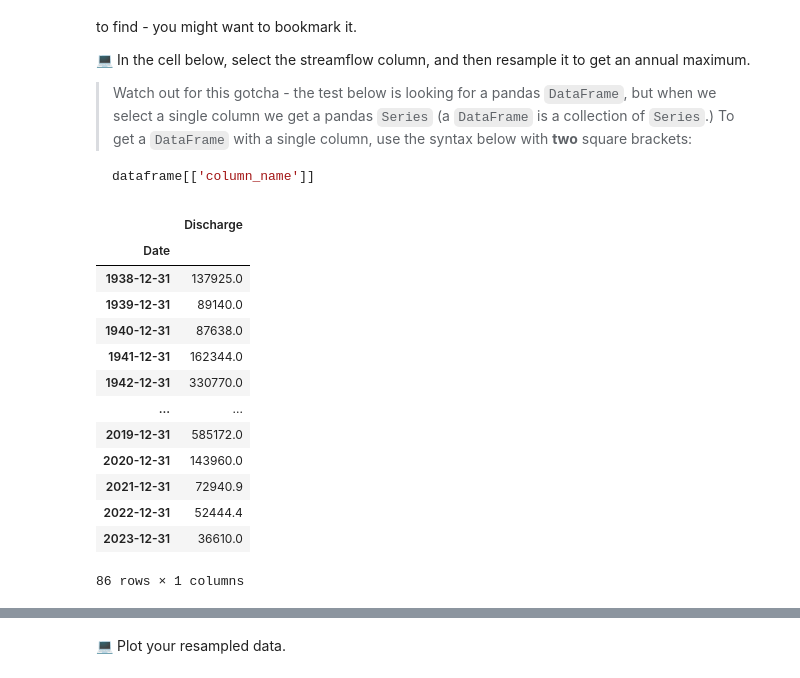
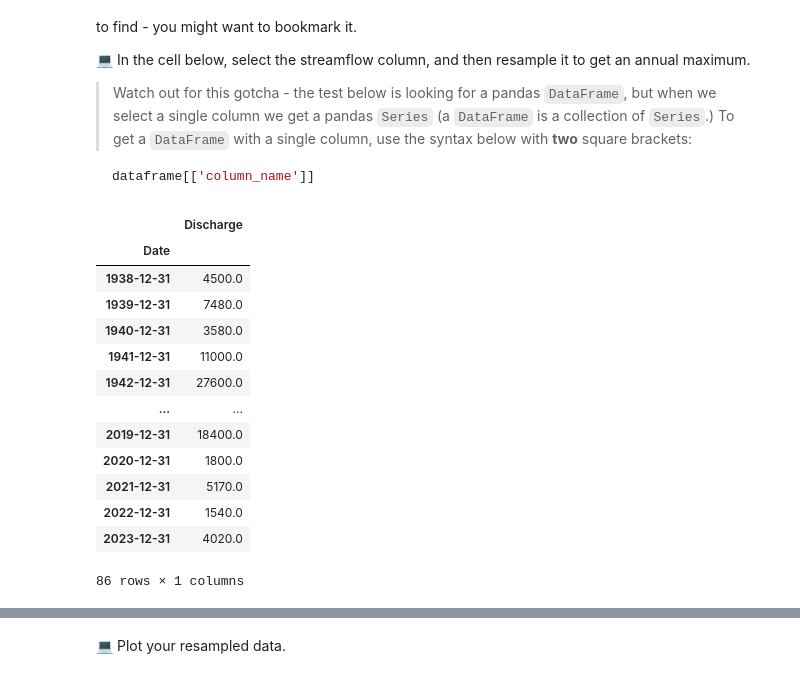
Before and after one commit to KiStroh/time-series-data-KiStroh, a Jupyter notebook: stars-02-time-series.ipynb, the cells around one changed output, grey strips where cells are left out. Saved outputs shown, nothing was run; the diff lists cells and outputs as text; code cells hidden in the pictures.

````diff
--- a/stars-02-time-series.ipynb
+++ b/stars-02-time-series.ipynb
@@ -583,23 +583,22 @@ This plot looks a little fuzzy because it is trying to fit too many data points
 dataframe[['column_name']]
 ```
 # %%
-monthly_river = cheyenne_river.resample('Y').sum()
-monthly_river_update = monthly_river[['Discharge']]
-monthly_river_update
+river_flow_yearly = cheyenne_river.resample('Y').max('Discharge')
+river_flow_yearly[["Discharge"]]
 # %% [output]
 |  | Discharge |
 | Date |  |
-| 1938-12-31 | 137925.0 |
-| 1939-12-31 | 89140.0 |
-| 1940-12-31 | 87638.0 |
-| 1941-12-31 | 162344.0 |
-| 1942-12-31 | 330770.0 |
+| 1938-12-31 | 4500.0 |
+| 1939-12-31 | 7480.0 |
+| 1940-12-31 | 3580.0 |
+| 1941-12-31 | 11000.0 |
+| 1942-12-31 | 27600.0 |
 | ... | ... |
-| 2019-12-31 | 585172.0 |
-| 2020-12-31 | 143960.0 |
-| 2021-12-31 | 72940.9 |
-| 2022-12-31 | 52444.4 |
-| 2023-12-31 | 36610.0 |
+| 2019-12-31 | 18400.0 |
+| 2020-12-31 | 1800.0 |
+| 2021-12-31 | 5170.0 |
+| 2022-12-31 | 1540.0 |
+| 2023-12-31 | 4020.0 |
 86 rows × 1 columns
 # %%
 ans_resample = _
````
Also changed, not shown: parts of 5 cells of this notebook.
